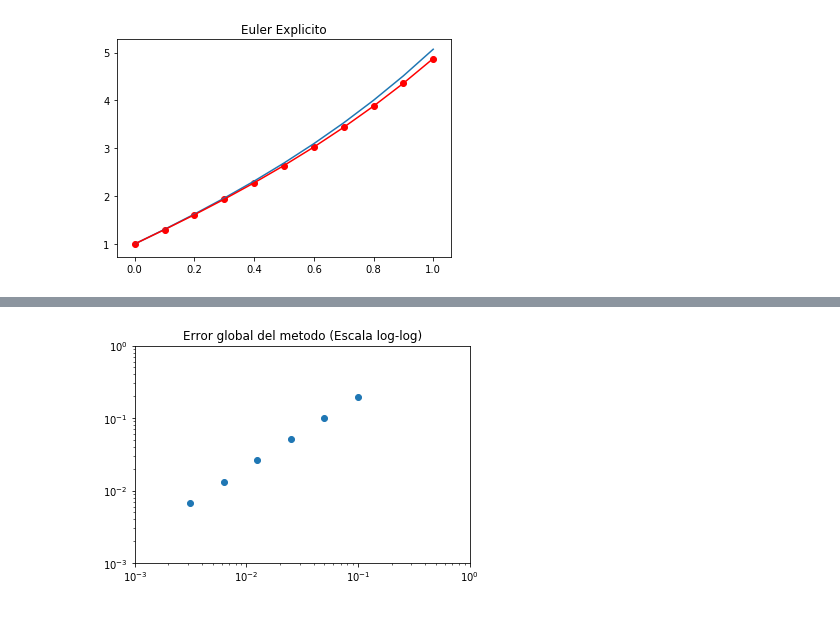
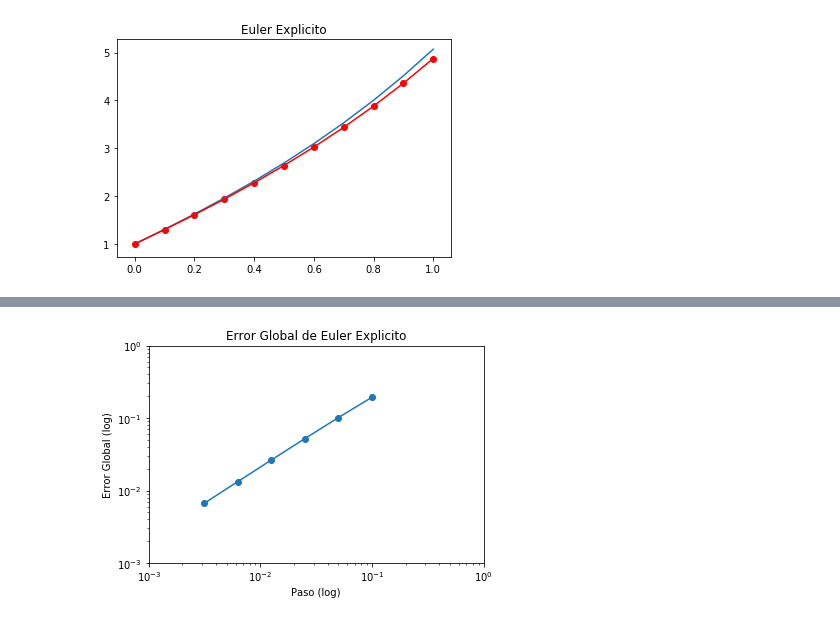
Before and after one commit to ekiMGlz/ODEMethods, a Jupyter notebook: Ejercicios/Ejercicio 1.ipynb, the cells around one changed output, grey strips where cells are left out. Saved outputs shown, nothing was run; the diff lists cells and outputs as text; code cells hidden in the pictures.

```diff
--- a/Ejercicios/Ejercicio 1.ipynb
+++ b/Ejercicios/Ejercicio 1.ipynb
@@ -33,10 +34,8 @@ y1 = exact(1,0,1)
 T, W = odesolver.solve(f,y0,I,10,method="Explicit Euler")
 
 globalError = abs(W[0,10]-y1)
-maxLocalError = max([abs(W[0,i+1] - exact(T[i+1], T[i], W[0,i])) for i in range(10)])
+localErrors = [abs(W[0,i+1] - exact(T[i+1], T[i], W[0,i])) for i in range(10)]
+maxLocalError = max(localErrors)
 
-print("Aproximaciones: ")
-print(W[0])
-print("Error Global: "+str(globalError))
-print("Maximo Error Local: "+str(maxLocalError))
+Latex("Aproximaciones: " + ls.latexList(W[0], 'w', form = '%0.7f') + "Error Global: "+str(globalError) + "Maximo Error Local: "+str(maxLocalError))
 # %% [output]
@@ -59,6 +60,5 @@ plt.show()
 Ahora apliquemos el metodo de Euler Explicito con pasos $h = 0.1 \times 2^{-k}$ para $k \in \{0,1,\dots, 5\}$ en el intervalo $[0,1]$:
 # %%
-header = ["k", "Paso", "Error Local Maximo", "eoc"]
 res = []
 globalErrors=[]
 steps = []
@@ -66,7 +66,6 @@ steps = []
 for k in range(6):
 
     h = 0.1*(2**-k)
-    steps.append(h)
     m = int((I[1]-I[0])/h)
 
     T, W = odesolver.solve(f, y0, I, m, method="Explicit Euler")
@@ -74,7 +73,8 @@ for k in range(6):
     g = abs(W[0,m]-y1)
     globalErrors.append(g)
 
-    maxLocalError = max([abs(W[0,i+1] - exact(T[i+1], T[i], W[0,i])) for i in range(m)])
+    localErrors = [abs(W[0,i+1] - exact(T[i+1], T[i], W[0,i])) for i in range(m)]
+    maxLocalError = max(localErrors)
 
     eoc = "NaN" if k==0 else log(g/prevg)/log(h/prevh)
     res.append([k, h, maxLocalError, eoc])
@@ -84,9 +105,14 @@ for k in range(6):
 # %%
-plt.title("Error global del metodo")
+steps = [i[1] for i in res]
+
+plt.title("Error Global de Euler Explicito")
+plt.plot(steps,globalErrors)
 plt.scatter(steps, globalErrors)
 plt.xscale('log')
+plt.xlabel('Paso (log)')
 plt.yscale('log')
+plt.ylabel('Error Global (log)')
 plt.axis([1e-3,1,1e-3,1])
 plt.show()
 # %% [output]
-[figure, old version]
+[figure, new version]
```
Also changed, not shown: parts of 9 cells of this notebook, 12 other files.
